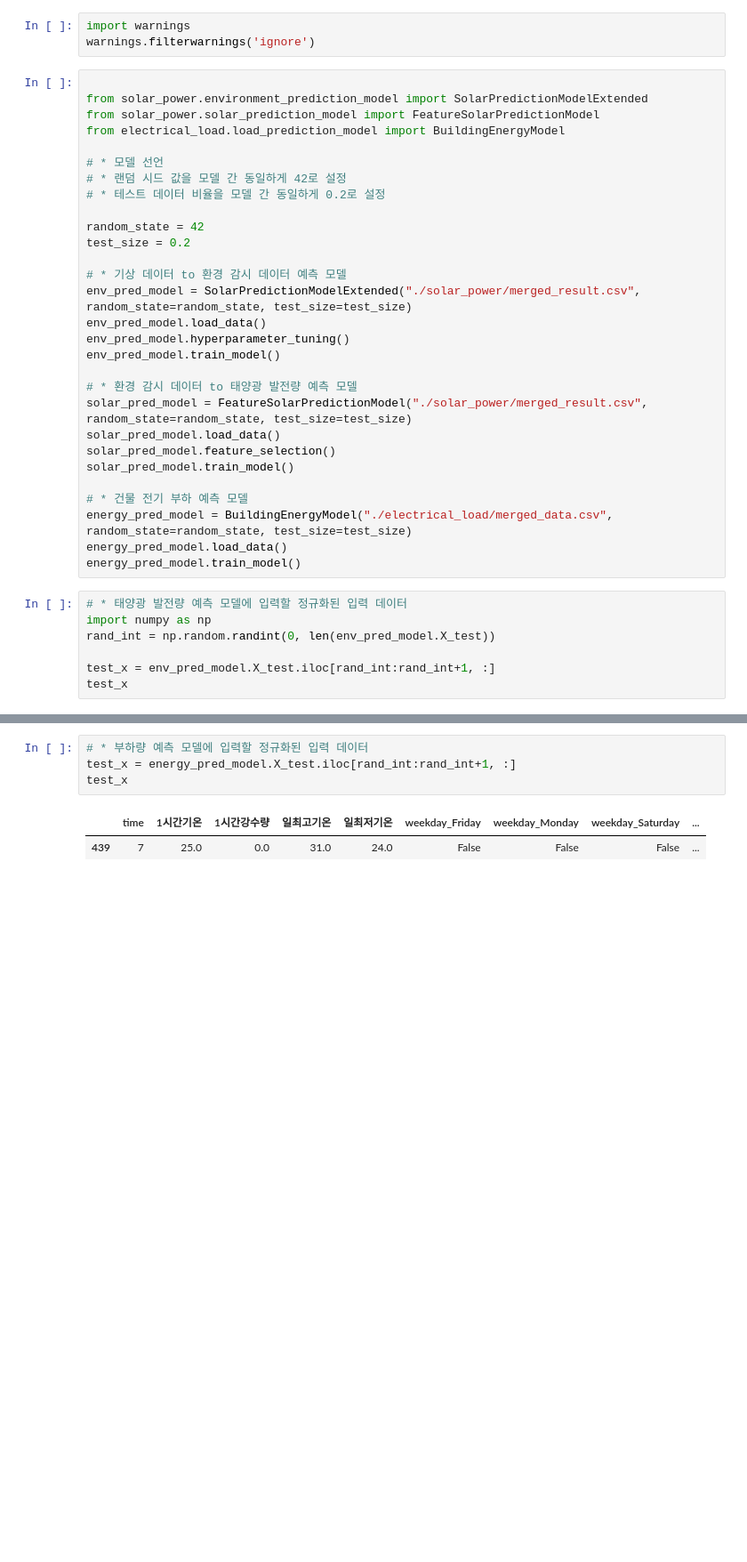
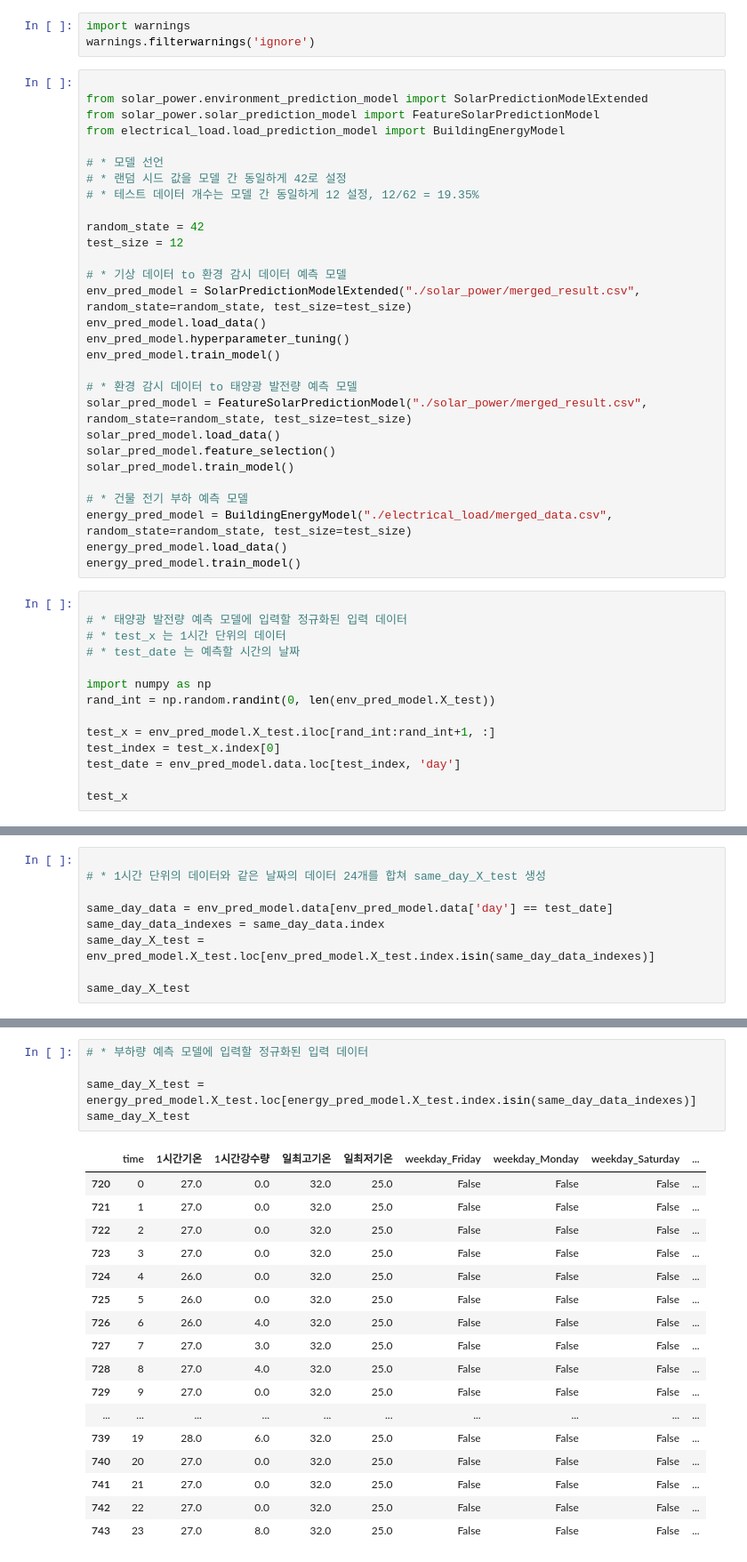
Before and after one commit to y00njaekim/GIST-Campus-EMS, a Jupyter notebook: gist_campus_ems.ipynb, the cells around one changed output, grey strips where cells are left out. Shown: that part at 89% size. Cells and saved outputs as stored; diff of their text form; blank space fills up the shorter version.

```diff
--- a/gist_campus_ems.ipynb
+++ b/gist_campus_ems.ipynb
@@ -9,10 +9,10 @@ from electrical_load.load_prediction_model import BuildingEnergyModel
 
 # * 모델 선언
 # * 랜덤 시드 값을 모델 간 동일하게 42로 설정
-# * 테스트 데이터 비율을 모델 간 동일하게 0.2로 설정
+# * 테스트 데이터 개수는 모델 간 동일하게 12 설정, 12/62 = 19.35%
 
 random_state = 42
-test_size = 0.2
+test_size = 12
 
 # * 기상 데이터 to 환경 감시 데이터 예측 모델
 env_pred_model = SolarPredictionModelExtended("./solar_power/merged_result.csv", random_state=random_state, test_size=test_size)
@@ -31,11 +31,18 @@ energy_pred_model = BuildingEnergyModel("./electrical_load/merged_data.csv", ran
 energy_pred_model.load_data()
 energy_pred_model.train_model()
 # %%
+
 # * 태양광 발전량 예측 모델에 입력할 정규화된 입력 데이터
+# * test_x 는 1시간 단위의 데이터
+# * test_date 는 예측할 시간의 날짜
+
 import numpy as np
 rand_int = np.random.randint(0, len(env_pred_model.X_test))
 
 test_x = env_pred_model.X_test.iloc[rand_int:rand_int+1, :]
+test_index = test_x.index[0]
+test_date = env_pred_model.data.loc[test_index, 'day']
+
 test_x
 # %% [output]
 |  | 강수확률 | 일최저기온 | 하늘상태 | 일최고기온 | 습도 | 풍향 | 풍속 | time |
@@ -42,0 +50,9 @@ test_x
+# %%
+
+# * 1시간 단위의 데이터와 같은 날짜의 데이터 24개를 합쳐 same_day_X_test 생성
+
+same_day_data = env_pred_model.data[env_pred_model.data['day'] == test_date]
+same_day_data_indexes = same_day_data.index
+same_day_X_test = env_pred_model.X_test.loc[env_pred_model.X_test.index.isin(same_day_data_indexes)]
+
+same_day_X_test
@@ -56,9 +118,25 @@ solar_pred_model.y_test.iloc[rand_int:rand_int+1, :]
 # %%
 # * 부하량 예측 모델에 입력할 정규화된 입력 데이터
-test_x = energy_pred_model.X_test.iloc[rand_int:rand_int+1, :]
-test_x
+
+same_day_X_test = energy_pred_model.X_test.loc[energy_pred_model.X_test.index.isin(same_day_data_indexes)]
+same_day_X_test
 # %% [output]
 |  | time | 1시간기온 | 1시간강수량 | 일최고기온 | 일최저기온 | weekday_Friday | weekday_Monday | weekday_Saturday | ... |
-| 439 | 7 | 25.0 | 0.0 | 31.0 | 24.0 | False | False | False | ... |
+| 720 | 0 | 27.0 | 0.0 | 32.0 | 25.0 | False | False | False | ... |
+| 721 | 1 | 27.0 | 0.0 | 32.0 | 25.0 | False | False | False | ... |
+| 722 | 2 | 27.0 | 0.0 | 32.0 | 25.0 | False | False | False | ... |
+| 723 | 3 | 27.0 | 0.0 | 32.0 | 25.0 | False | False | False | ... |
+| 724 | 4 | 26.0 | 0.0 | 32.0 | 25.0 | False | False | False | ... |
+| 725 | 5 | 26.0 | 0.0 | 32.0 | 25.0 | False | False | False | ... |
+| 726 | 6 | 26.0 | 4.0 | 32.0 | 25.0 | False | False | False | ... |
+| 727 | 7 | 27.0 | 3.0 | 32.0 | 25.0 | False | False | False | ... |
+| 728 | 8 | 27.0 | 4.0 | 32.0 | 25.0 | False | False | False | ... |
+| 729 | 9 | 27.0 | 0.0 | 32.0 | 25.0 | False | False | False | ... |
+| ... | ... | ... | ... | ... | ... | ... | ... | ... | ... |
+| 739 | 19 | 28.0 | 6.0 | 32.0 | 25.0 | False | False | False | ... |
+| 740 | 20 | 27.0 | 0.0 | 32.0 | 25.0 | False | False | False | ... |
+| 741 | 21 | 27.0 | 0.0 | 32.0 | 25.0 | False | False | False | ... |
+| 742 | 22 | 27.0 | 0.0 | 32.0 | 25.0 | False | False | False | ... |
+| 743 | 23 | 27.0 | 8.0 | 32.0 | 25.0 | False | False | False | ... |
 # %%
 # * 예측한 전기 부하량
```
Also changed, not shown: parts of 10 cells of this notebook.
